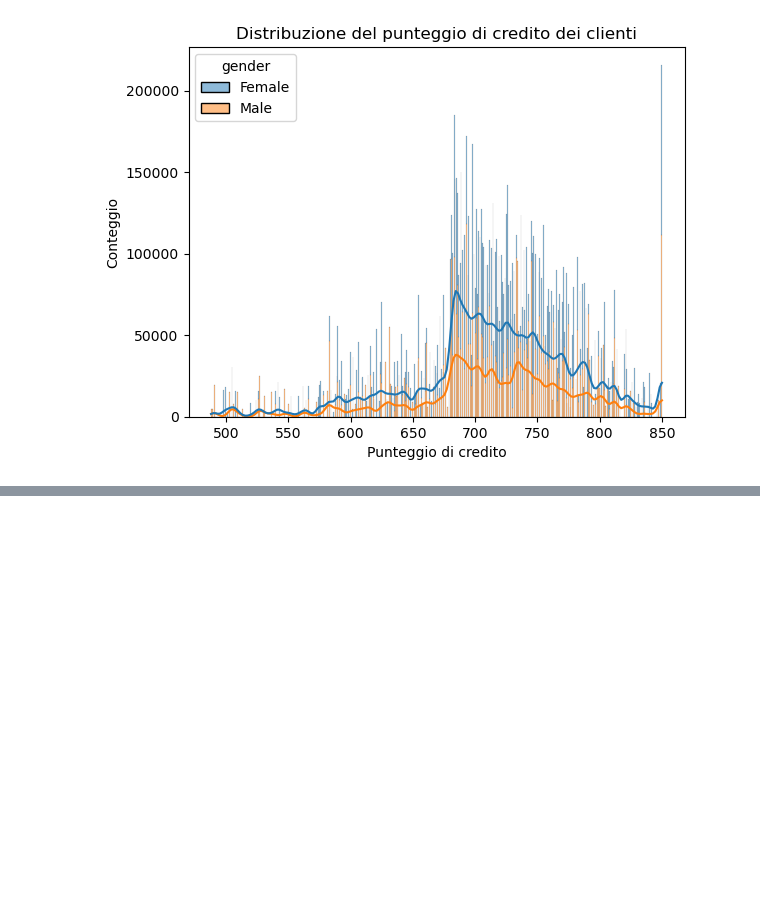
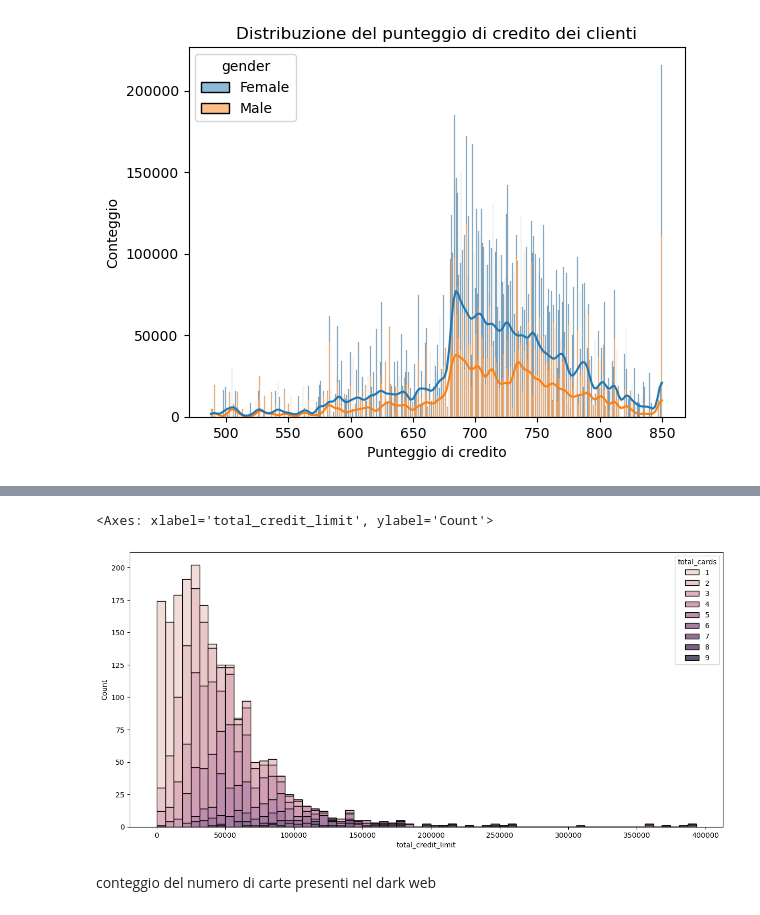
Before and after one commit to AlessandroPieragostini/Data-Science, a Jupyter notebook: data_science_cluster_class.ipynb, the cells around one changed output, grey strips where cells are left out. Drawn from its saved outputs; the diff is of its cells as text; code cells hidden in the pictures; blank space fills up the shorter version.

```diff
--- a/data_science_cluster_class.ipynb
+++ b/data_science_cluster_class.ipynb
@@ -602,0 +702,3 @@ AttributeError: The geopandas.dataset has been deprecated and was removed in Geo
+# %%
+temp = cards.groupby('client_id').agg(total_credit_limit = ('credit_limit', 'sum'), total_cards = ('id', 'count'))
+temp
@@ -602,0 +720,8 @@ AttributeError: The geopandas.dataset has been deprecated and was removed in Geo
+# %%
+plt.figure(figsize = (15,7))
+sns.histplot(data = temp, x  = 'total_credit_limit', hue = 'total_cards', multiple = 'stack')
+# %% [output]
+<Axes: xlabel='total_credit_limit', ylabel='Count'>
+[figure, added]
+# %% [markdown]
+conteggio del numero di carte presenti nel dark web
```
Also changed, not shown: parts of 40 cells of this notebook.
